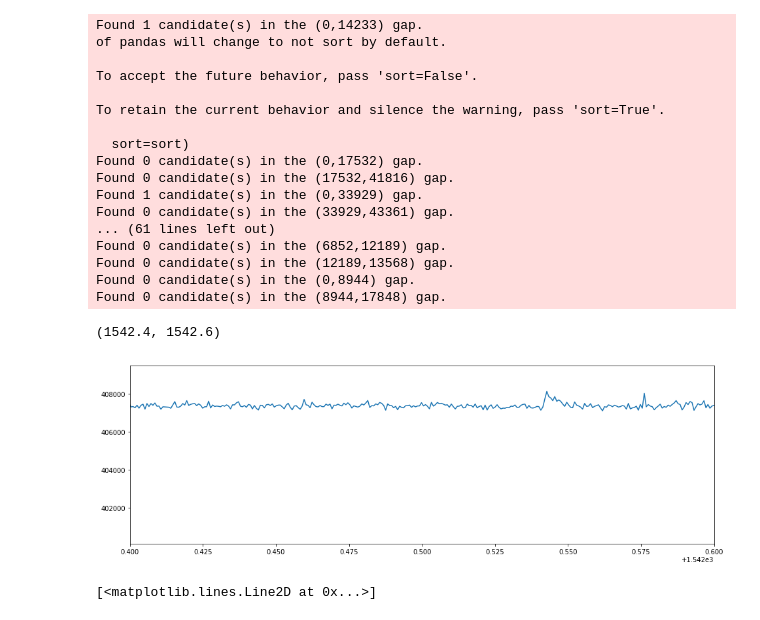
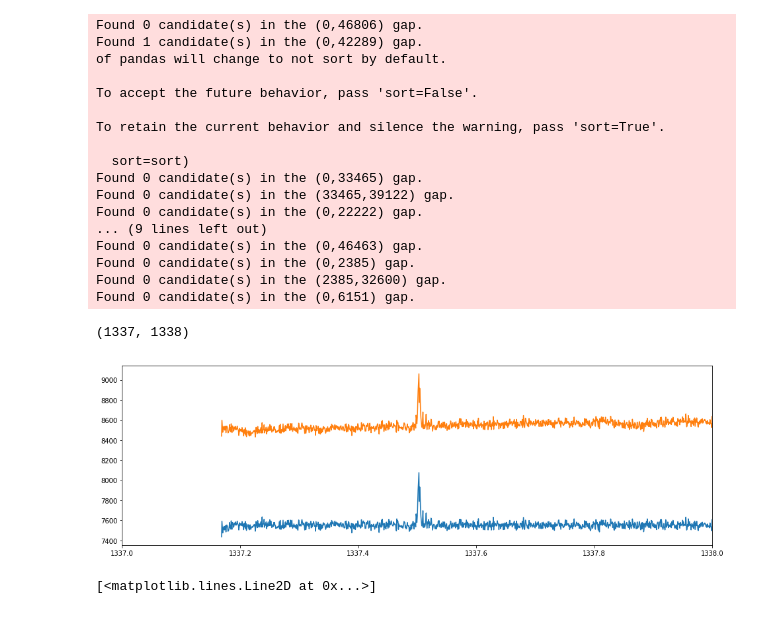
Before and after one commit to ekaterinailin/Orbital_Flare_Declustering, a Jupyter notebook: NB6_search_for_Kepler_data.ipynb, the cells around one changed output. Saved outputs shown, nothing was run; the diff lists cells and outputs as text; code cells hidden in the pictures.

Commit message:
Searched for flares in various interesting targets. One looks promising...

```diff
--- a/NB6_search_for_Kepler_data.ipynb
+++ b/NB6_search_for_Kepler_data.ipynb
@@ -42,6 +92,6 @@ from altaipony.altai import find_iterative_median
 # %%
 import numpy as np
 # %%
-lclist = search_lightcurvefile("KOI-12", cadence="short",)
-lclist
+lclist = search_lightcurvefile("K2-137", cadence="long",)
+lclist# 305807616-2009259162342_slc.fits
 # %% [output]
@@ -69,11 +125,14 @@ lcc = [x.get_lightcurve("PDCSAP_FLUX") for x in lcs]
 LCC = [FlareLightCurve(time=LC.time, flux=LC.flux, flux_err=LC.flux_err, cadenceno=LC.cadenceno) for LC in lcc]
 # %%
 for LC in LCC:
-    flares = LC.detrend("savgol").find_flares().flares
+    fll = LC.detrend("savgol")
+    fll.detrended_flux_err[:] = fll.detrended_flux.std()
+    flares = fll.find_flares().flares
     with open("res.csv", "a") as f:
         flares.to_csv(f, index=False)
 # %% [output]
-Found 1 candidate(s) in the (0,14233) gap.
+Found 0 candidate(s) in the (0,46806) gap.
+Found 1 candidate(s) in the (0,42289) gap.
 of pandas will change to not sort by default.
 
 To accept the future behavior, pass 'sort=False'.
@@ -81,24 +140,26 @@ To accept the future behavior, pass 'sort=False'.
 To retain the current behavior and silence the warning, pass 'sort=True'.
 
   sort=sort)
-Found 0 candidate(s) in the (0,17532) gap.
-Found 0 candidate(s) in the (17532,41816) gap.
-Found 1 candidate(s) in the (0,33929) gap.
-Found 0 candidate(s) in the (33929,43361) gap.
-... (61 lines left out)
-Found 0 candidate(s) in the (6852,12189) gap.
-Found 0 candidate(s) in the (12189,13568) gap.
-Found 0 candidate(s) in the (0,8944) gap.
-Found 0 candidate(s) in the (8944,17848) gap.
+Found 0 candidate(s) in the (0,33465) gap.
+Found 0 candidate(s) in the (33465,39122) gap.
+Found 0 candidate(s) in the (0,22222) gap.
+... (9 lines left out)
+Found 0 candidate(s) in the (0,46463) gap.
+Found 0 candidate(s) in the (0,2385) gap.
+Found 0 candidate(s) in the (2385,32600) gap.
+Found 0 candidate(s) in the (0,6151) gap.
 # %%
-flcd = LCC[45].detrend("savgol")
+flcd = LCC[5].detrend("savgol")
 # %%
 plt.figure(figsize=(16,5))
 plt.plot(flcd.time, flcd.detrended_flux)
-plt.xlim(1542.4,1542.6)
+plt.plot(flcd.time, flcd.flux+1000)
+
+plt.xlim(1337, 1338)
+#plt.ylim(13000,14000)
 # %% [output]
-(1542.4, 1542.6)
+(1337, 1338)
-[figure, old version]
+[figure, new version]
 # %%
 LC = lcc[0]
 LC.flux[:] = LC.flux/np.nanmedian(LC.flux)
```
Also changed, not shown: parts of 10 cells of this notebook, 9 other files.
